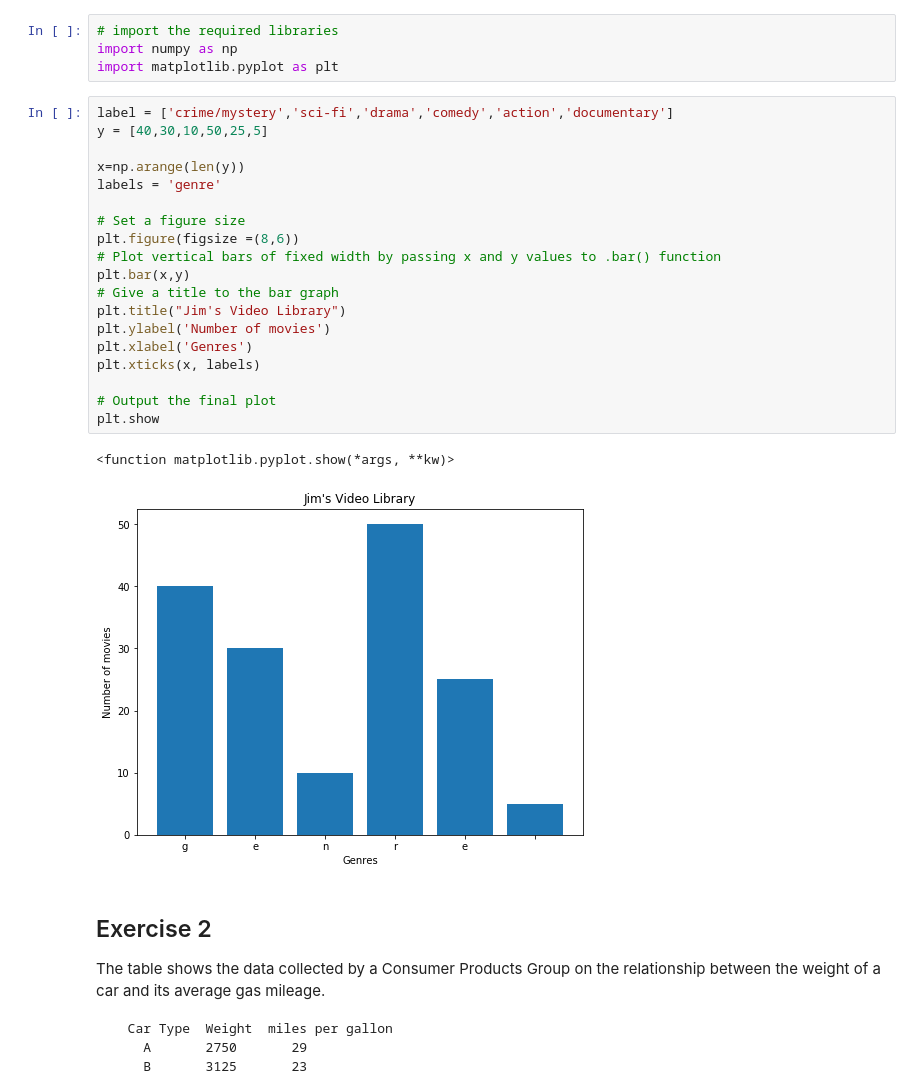
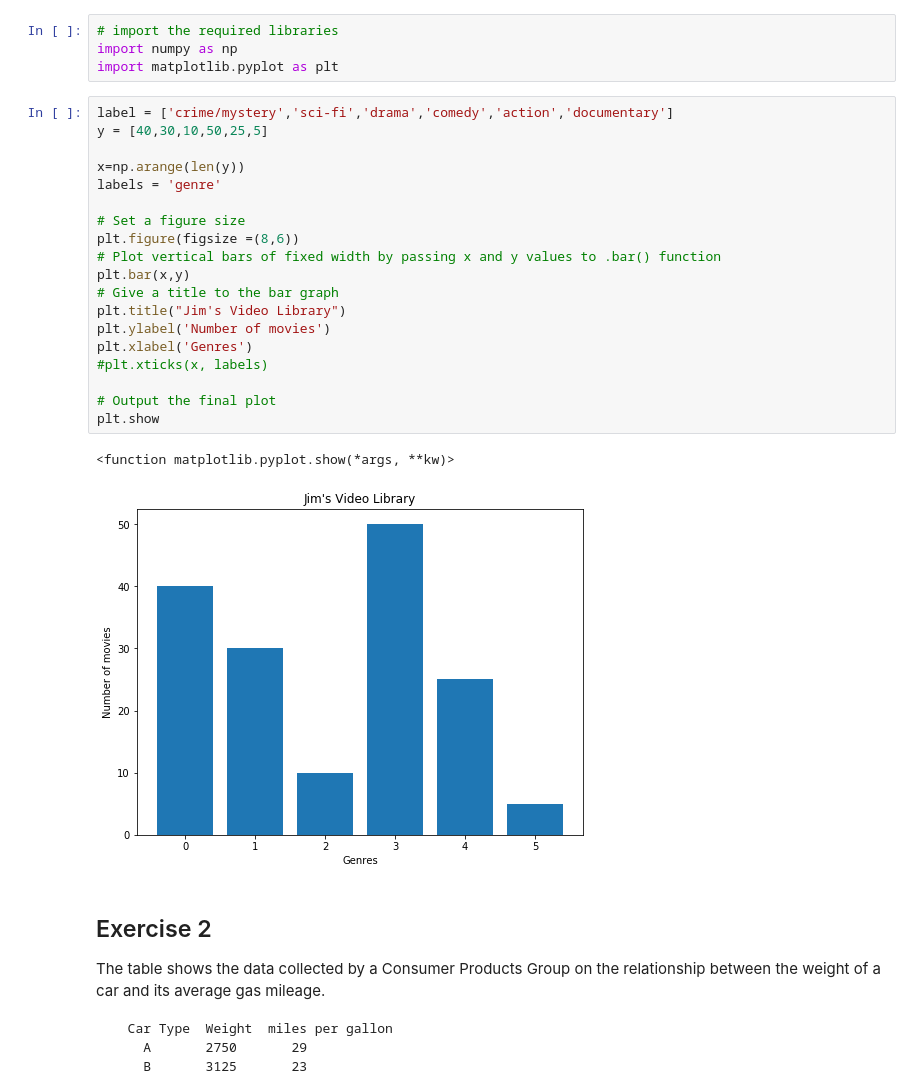
Before and after one commit to keita-dc/dsc-data-viz-lab-dc-ds-060319, a Jupyter notebook: index.ipynb, the cells around one changed output. Saved outputs shown, nothing was run; the diff lists cells and outputs as text.

```diff
--- a/index.ipynb
+++ b/index.ipynb
@@ -27,25 +27,25 @@ import matplotlib.pyplot as plt
 # %%
 label = ['crime/mystery','sci-fi','drama','comedy','action','documentary']
 y = [40,30,10,50,25,5]
 
 x=np.arange(len(y))
 labels = 'genre'
 
 # Set a figure size
 plt.figure(figsize =(8,6))
 # Plot vertical bars of fixed width by passing x and y values to .bar() function
 plt.bar(x,y)
 # Give a title to the bar graph
 plt.title("Jim's Video Library")
 plt.ylabel('Number of movies')
 plt.xlabel('Genres')
-plt.xticks(x, labels)
+#plt.xticks(x, labels)
 
 # Output the final plot
 plt.show
 # %% [output]
 <function matplotlib.pyplot.show(*args, **kw)>
-[figure, old version]
+[figure, new version]
 # %% [markdown]
 ## Exercise 2
 
```
